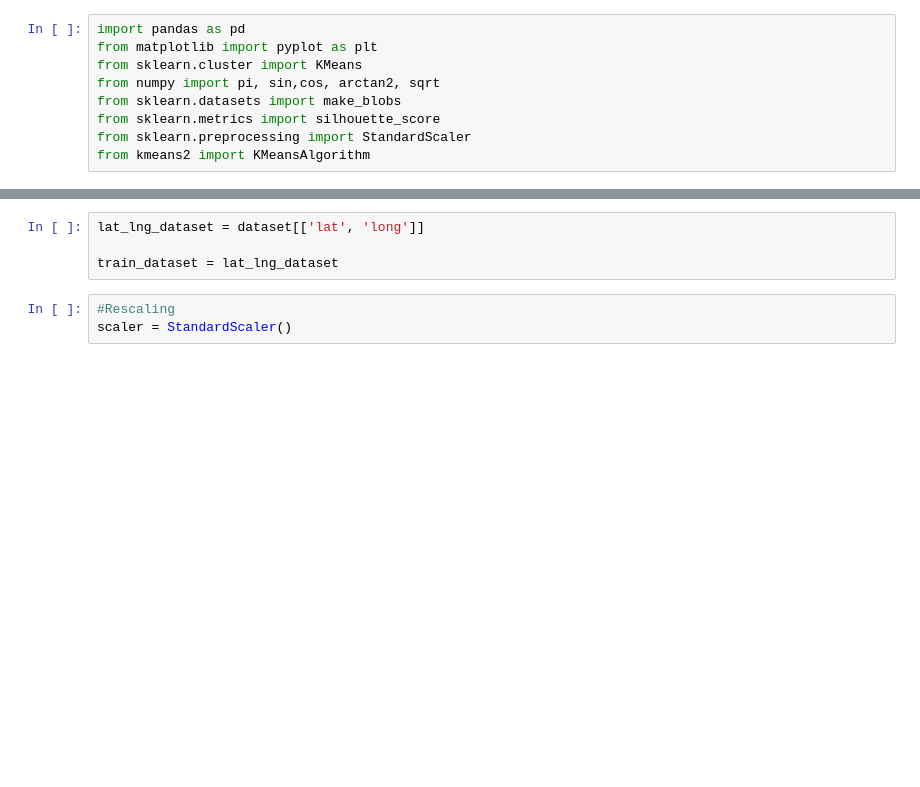
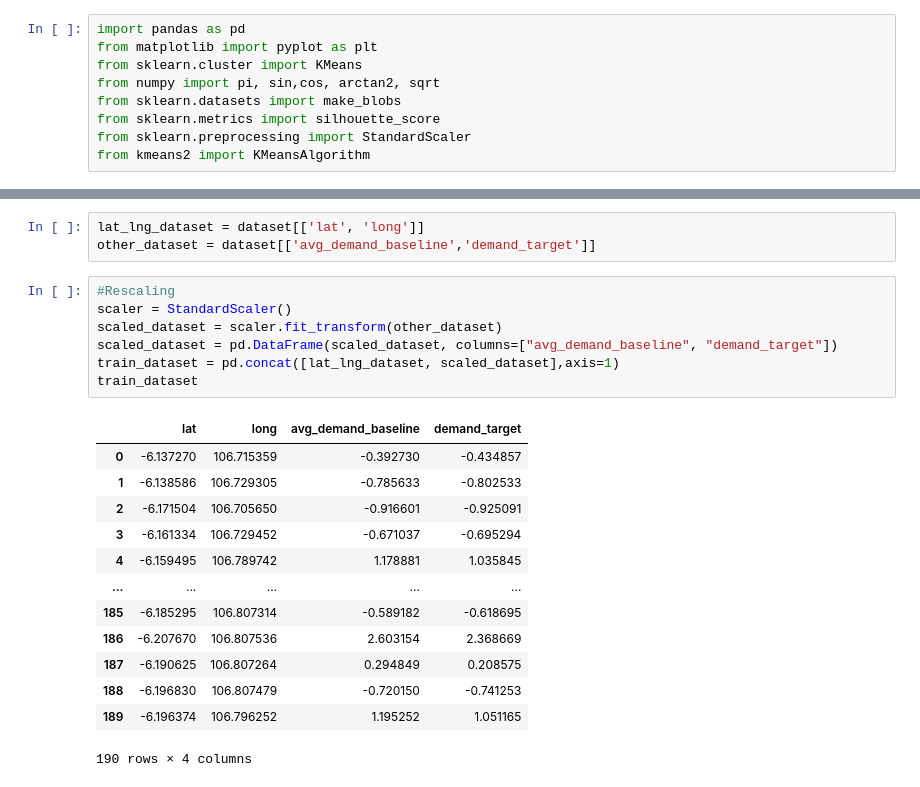
Before and after one commit to hafidabid/clustering-gudang, a Jupyter notebook: experiments/kmeans_all_feature_scaled.ipynb, the cells around one changed output, grey strips where cells are left out. Drawn from its saved outputs; the diff is of its cells as text; blank space fills up the shorter version.

```diff
--- a/experiments/kmeans_all_feature_scaled.ipynb
+++ b/experiments/kmeans_all_feature_scaled.ipynb
@@ -57,10 +57,27 @@ dataset
 # %%
 lat_lng_dataset = dataset[['lat', 'long']]
-
-train_dataset = lat_lng_dataset
+other_dataset = dataset[['avg_demand_baseline','demand_target']]
-# %%
-#Rescaling
-scaler = StandardScaler()
+# %%
+#Rescaling
+scaler = StandardScaler()
+scaled_dataset = scaler.fit_transform(other_dataset)
+scaled_dataset = pd.DataFrame(scaled_dataset, columns=["avg_demand_baseline", "demand_target"])
+train_dataset = pd.concat([lat_lng_dataset, scaled_dataset],axis=1)
+train_dataset
+# %% [output]
+|  | lat | long | avg_demand_baseline | demand_target |
+| 0 | -6.137270 | 106.715359 | -0.392730 | -0.434857 |
+| 1 | -6.138586 | 106.729305 | -0.785633 | -0.802533 |
+| 2 | -6.171504 | 106.705650 | -0.916601 | -0.925091 |
+| 3 | -6.161334 | 106.729452 | -0.671037 | -0.695294 |
+| 4 | -6.159495 | 106.789742 | 1.178881 | 1.035845 |
+| ... | ... | ... | ... | ... |
+| 185 | -6.185295 | 106.807314 | -0.589182 | -0.618695 |
+| 186 | -6.207670 | 106.807536 | 2.603154 | 2.368669 |
+| 187 | -6.190625 | 106.807264 | 0.294849 | 0.208575 |
+| 188 | -6.196830 | 106.807479 | -0.720150 | -0.741253 |
+| 189 | -6.196374 | 106.796252 | 1.195252 | 1.051165 |
+190 rows × 4 columns
 # %%
 # Elbow method
 wcss = []
```
Also changed, not shown: parts of 8 cells of this notebook, 5 other files.
